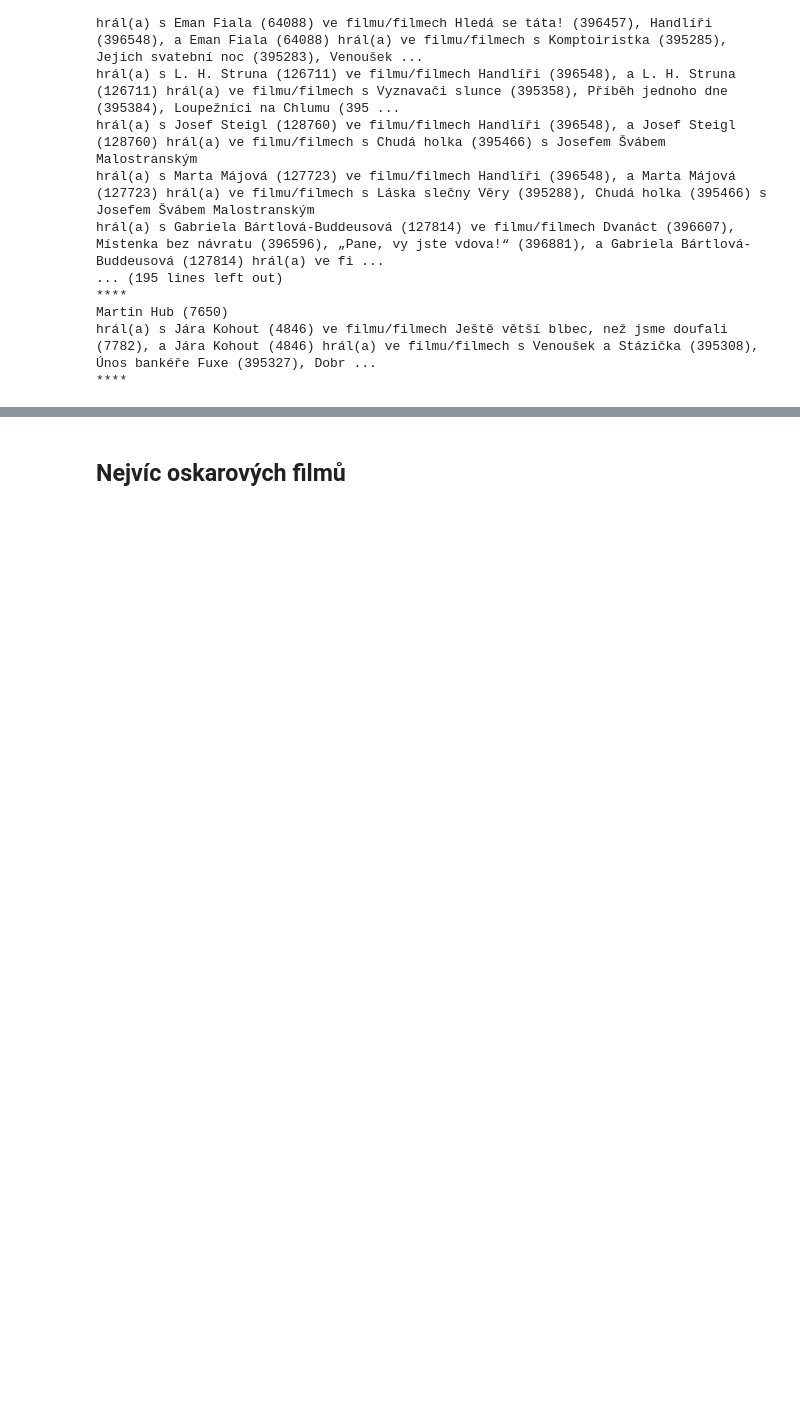
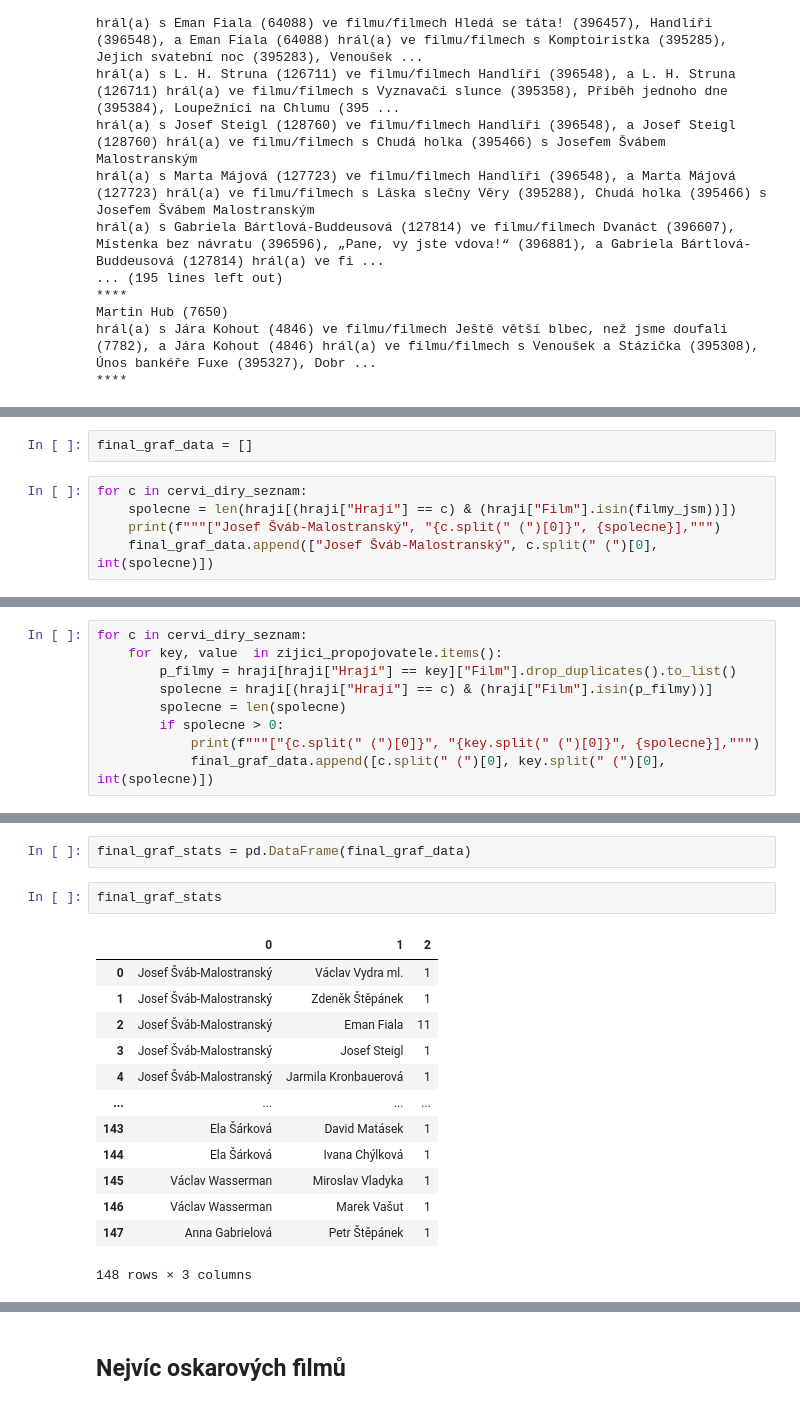
Before and after one commit to DataRozhlas/filmovy-prehled, a Jupyter notebook: 902 herectvo aka Nesmrtelná teta.ipynb, the cells around one changed output, grey strips where cells are left out. Cells and saved outputs as stored; diff of their text form; blank space fills up the shorter version.

Commit message:
graf červích děr

```diff
--- a/902 herectvo aka Nesmrtelná teta.ipynb
+++ b/902 herectvo aka Nesmrtelná teta.ipynb
@@ -782,0 +808,7 @@ hrál(a) s Jára Kohout (4846) ve filmu/filmech Ještě větší blbec, než jsm
+# %%
+final_graf_data = []
+# %%
+for c in cervi_diry_seznam:
+    spolecne = len(hraji[(hraji["Hrají"] == c) & (hraji["Film"].isin(filmy_jsm))])
+    print(f"""["Josef Šváb-Malostranský", "{c.split(" (")[0]}", {spolecne}],""")
+    final_graf_data.append(["Josef Šváb-Malostranský", c.split(" (")[0], int(spolecne)])
@@ -782,0 +853,9 @@ hrál(a) s Jára Kohout (4846) ve filmu/filmech Ještě větší blbec, než jsm
+# %%
+for c in cervi_diry_seznam:
+    for key, value  in zijici_propojovatele.items():
+        p_filmy = hraji[hraji["Hrají"] == key]["Film"].drop_duplicates().to_list()
+        spolecne = hraji[(hraji["Hrají"] == c) & (hraji["Film"].isin(p_filmy))]
+        spolecne = len(spolecne)
+        if spolecne > 0:
+            print(f"""["{c.split(" (")[0]}", "{key.split(" (")[0]}", {spolecne}],""")
+            final_graf_data.append([c.split(" (")[0], key.split(" (")[0], int(spolecne)])
@@ -782,0 +904,18 @@ hrál(a) s Jára Kohout (4846) ve filmu/filmech Ještě větší blbec, než jsm
+# %%
+final_graf_stats = pd.DataFrame(final_graf_data)
+# %%
+final_graf_stats
+# %% [output]
+|  | 0 | 1 | 2 |
+| 0 | Josef Šváb-Malostranský | Václav Vydra ml. | 1 |
+| 1 | Josef Šváb-Malostranský | Zdeněk Štěpánek | 1 |
+| 2 | Josef Šváb-Malostranský | Eman Fiala | 11 |
+| 3 | Josef Šváb-Malostranský | Josef Steigl | 1 |
+| 4 | Josef Šváb-Malostranský | Jarmila Kronbauerová | 1 |
+| ... | ... | ... | ... |
+| 143 | Ela Šárková | David Matásek | 1 |
+| 144 | Ela Šárková | Ivana Chýlková | 1 |
+| 145 | Václav Wasserman | Miroslav Vladyka | 1 |
+| 146 | Václav Wasserman | Marek Vašut | 1 |
+| 147 | Anna Gabrielová | Petr Štěpánek | 1 |
+148 rows × 3 columns
```
Also changed, not shown: parts of 16 cells of this notebook, 11 other files.
